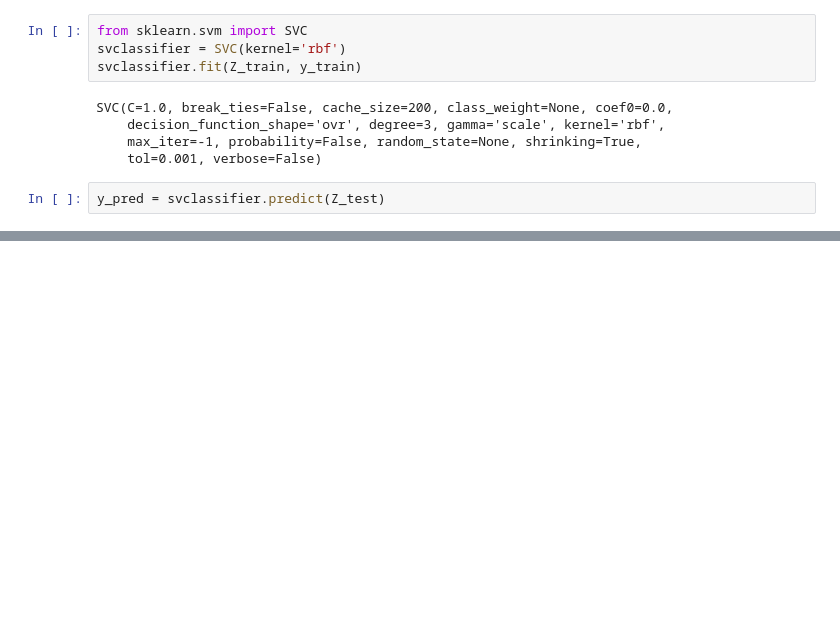
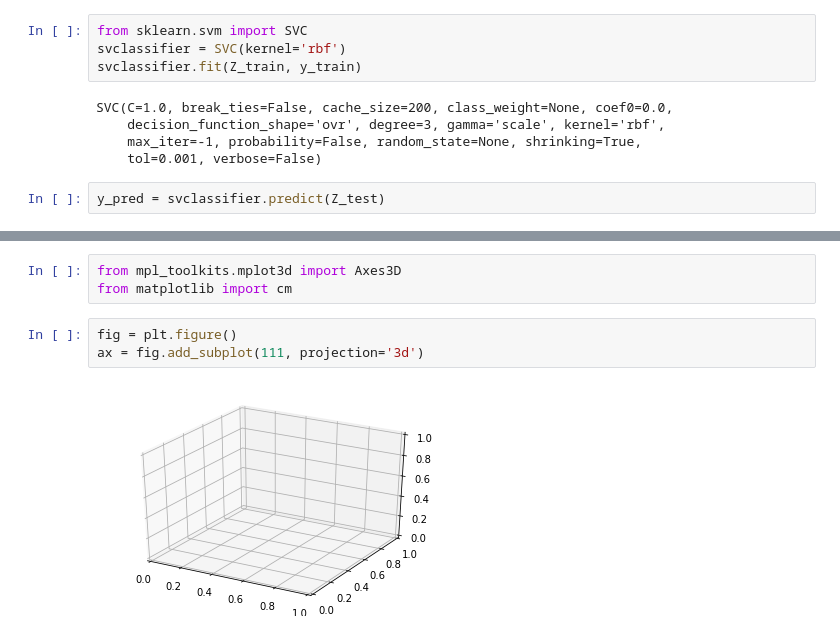
Before and after one commit to RitikUpmanyu/ACM_machine_learning_recruitment, a Jupyter notebook: svm nasa asteroid classifier.ipynb, the cells around one changed output, grey strips where cells are left out. Saved outputs shown, nothing was run; the diff lists cells and outputs as text; blank space fills up the shorter version.

```diff
--- a/svm nasa asteroid classifier.ipynb
+++ b/svm nasa asteroid classifier.ipynb
@@ -153,0 +198,8 @@ weighted avg       0.68      0.82      0.74       938
+# %%
+from mpl_toolkits.mplot3d import Axes3D
+from matplotlib import cm
+# %%
+fig = plt.figure()
+ax = fig.add_subplot(111, projection='3d')
+# %% [output]
+[figure, added]
```
Also changed, not shown: parts of 18 cells of this notebook.
